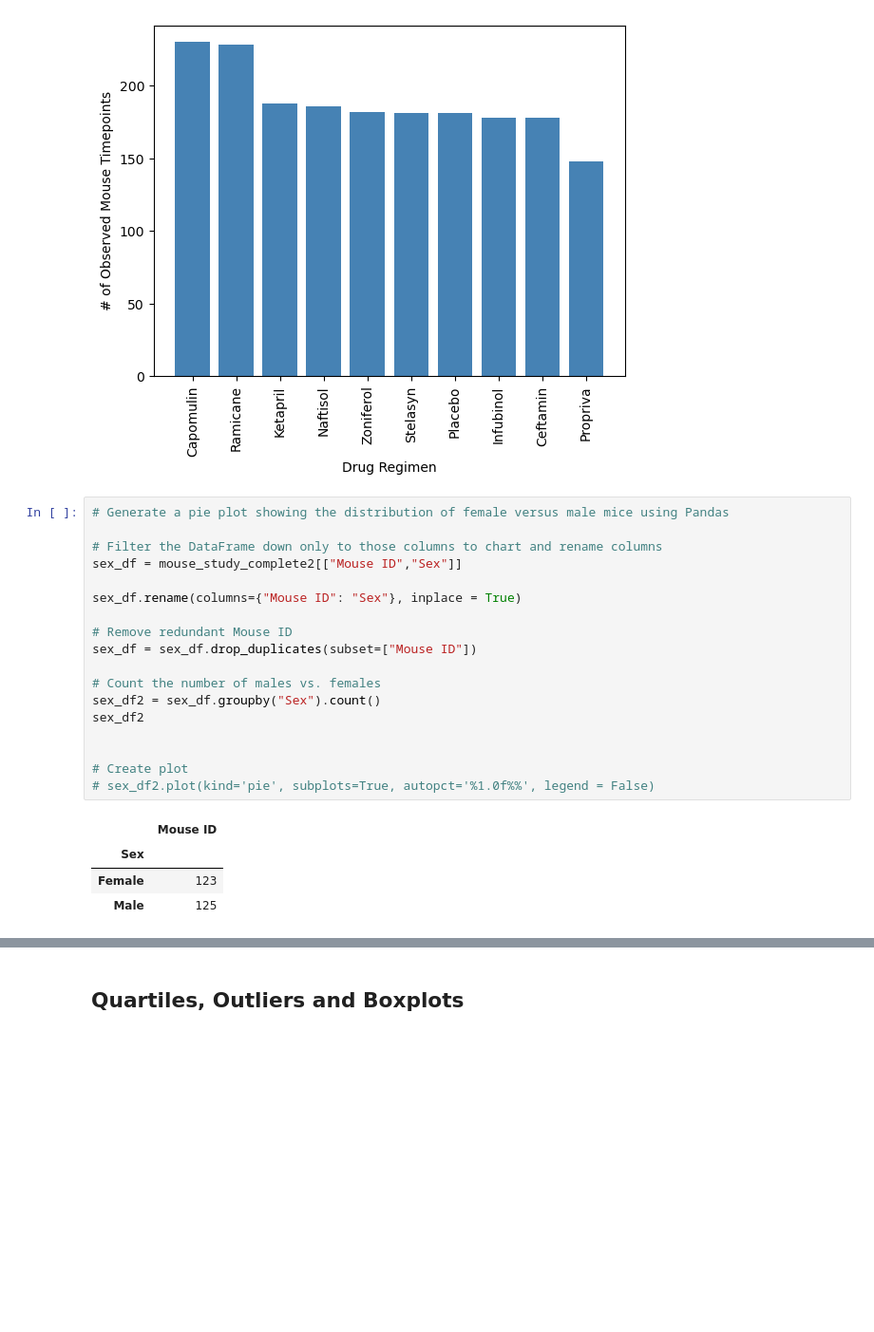
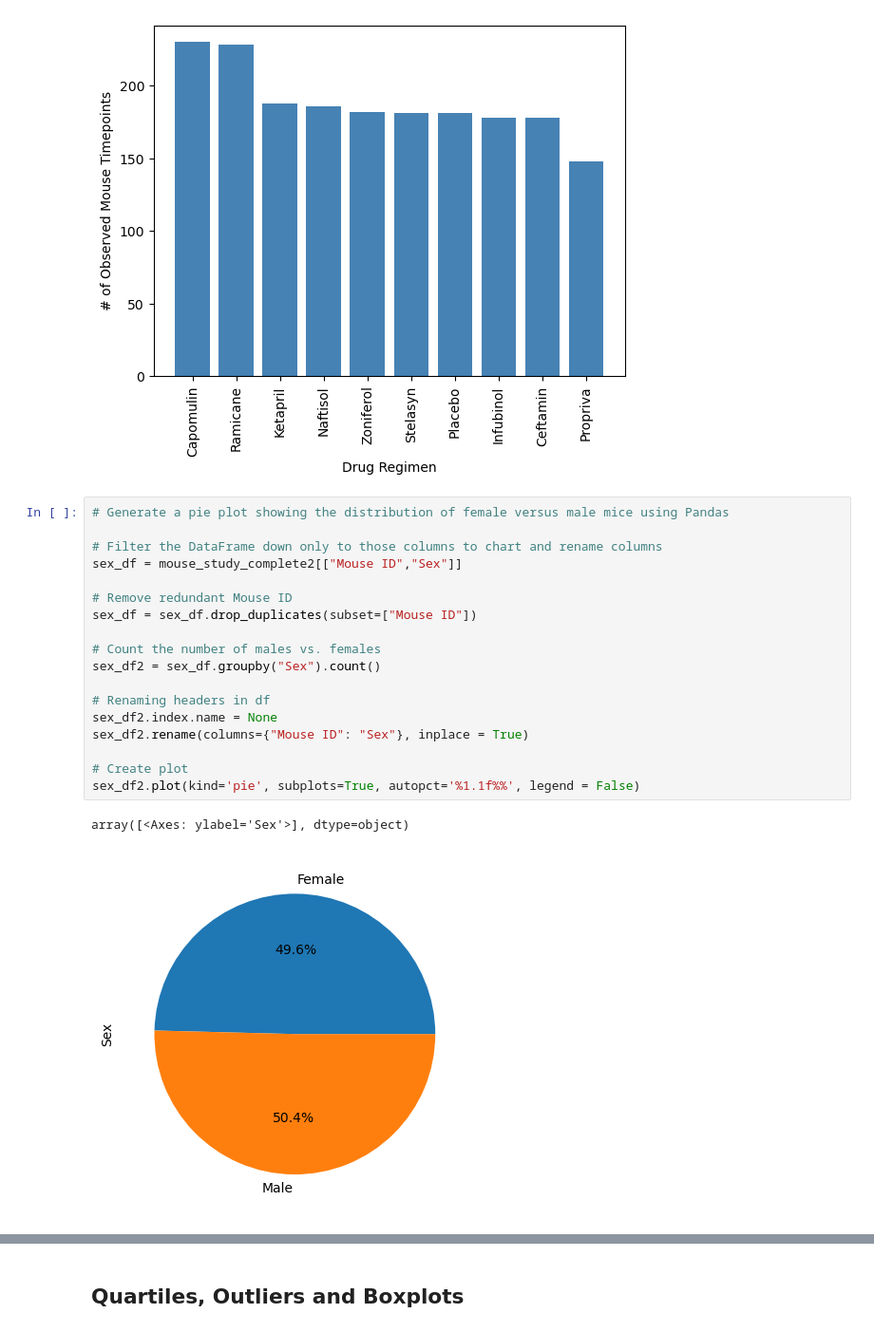
Before and after one commit to AleidvdZ/Module_5_Pymaceuticals, a Jupyter notebook: Pymaceuticals_AvdZ.ipynb, the cells around one changed output, grey strips where cells are left out. Shown at 95% size. Drawn from its saved outputs; the diff is of its cells as text; blank space fills up the shorter version.

```diff
--- a/Pymaceuticals_AvdZ.ipynb
+++ b/Pymaceuticals_AvdZ.ipynb
@@ -214,25 +213,23 @@ plt.show()
 # %%
 # Generate a pie plot showing the distribution of female versus male mice using Pandas
 
 # Filter the DataFrame down only to those columns to chart and rename columns
 sex_df = mouse_study_complete2[["Mouse ID","Sex"]]
 
-sex_df.rename(columns={"Mouse ID": "Sex"}, inplace = True)
-
 # Remove redundant Mouse ID
 sex_df = sex_df.drop_duplicates(subset=["Mouse ID"])
 
 # Count the number of males vs. females
 sex_df2 = sex_df.groupby("Sex").count()
-sex_df2
 
+# Renaming headers in df
+sex_df2.index.name = None
+sex_df2.rename(columns={"Mouse ID": "Sex"}, inplace = True)
 
 # Create plot
-# sex_df2.plot(kind='pie', subplots=True, autopct='%1.0f%%', legend = False)
+sex_df2.plot(kind='pie', subplots=True, autopct='%1.1f%%', legend = False)
 # %% [output]
-|  | Mouse ID |
-| Sex |  |
-| Female | 123 |
-| Male | 125 |
+array([<Axes: ylabel='Sex'>], dtype=object)
+[figure, added]
 # %%
 # Generate a pie plot showing the distribution of female versus male mice using pyplot
```
Also changed, not shown: parts of 6 cells of this notebook, 1 other file.
